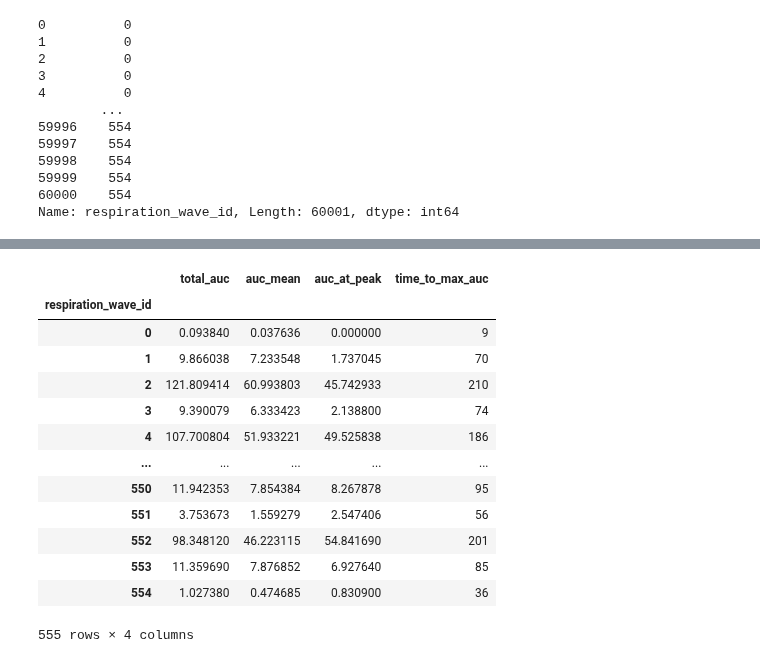
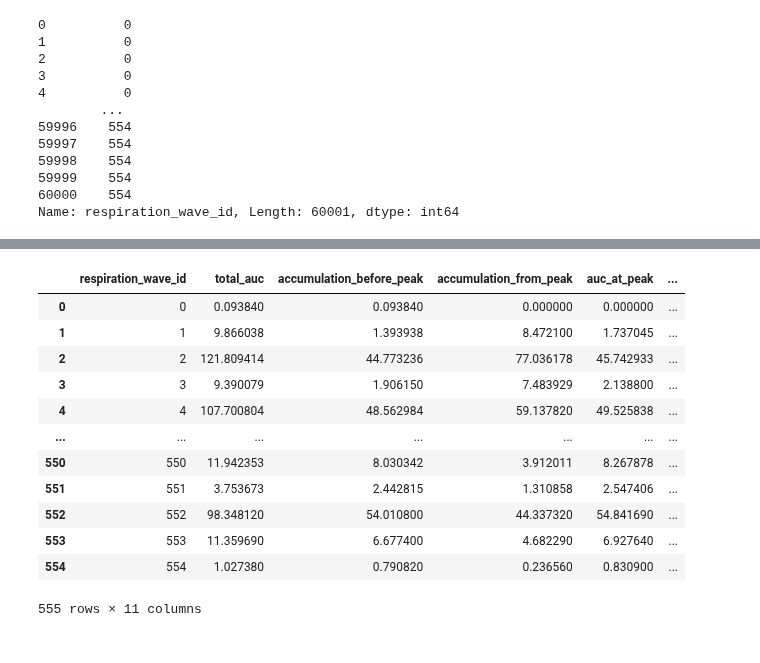
Before and after one commit to featuregraph/featuregraph, a Jupyter notebook: notebooks/development.ipynb, the cells around one changed output, grey strips where cells are left out. Drawn from its saved outputs; the diff is of its cells as text; code cells hidden in the pictures.

```diff
--- a/notebooks/development.ipynb
+++ b/notebooks/development.ipynb
@@ -54,5 +75,22 @@ bidmc['auc_above_baseline'] = (
 
 bidmc['auc_at_peak'] = np.where(bidmc['exit_respiration_rising'] == 1, bidmc['auc_above_baseline'], 0)
 bidmc['is_auc_above_baseline'] = bidmc['auc_above_baseline'] > 0
+bidmc['before_peak'] = bidmc.groupby('respiration_wave_id')['exit_respiration_rising'].cumsum() == 0
+bidmc['after_peak'] = bidmc.groupby('respiration_wave_id')['exit_respiration_rising'].cumsum() > 0
+bidmc['accumulation_before_peak'] = np.where(bidmc['before_peak'] == 1, bidmc['respiration_above_baseline'], 0)
+bidmc['accumulation_from_peak'] = np.where(bidmc['after_peak'] == 1, bidmc['respiration_above_baseline'], 0)
+bidmc['wave_index'] = bidmc.groupby('respiration_wave_id').transform('cumcount')
+bidmc['weighted_acc'] = bidmc['wave_index'] * bidmc['respiration_above_baseline']
+bidmc['total_auc'] = bidmc.groupby('respiration_wave_id')['respiration_above_baseline'].transform('sum')
+bidmc['half_auc'] = bidmc['total_auc'] * .5
+half_acc_time = (
+    bidmc.loc[bidmc['reached_half_acc']]
+    .groupby('respiration_wave_id')['wave_index']
+    .first()
+)
+
+bidmc['half_acc_time'] = (
+    bidmc['respiration_wave_id'].map(half_acc_time)
+)
 # %%
 bidmc['diff'] = bidmc['respiration'].diff()
@@ -66,27 +102,33 @@ fig, axes = plot(bidmc[:2000],[['respiration'],
 # %%
 summarydf = bidmc.groupby('respiration_wave_id').agg(
     total_auc=('auc_above_baseline', 'max'),
-    auc_mean=('auc_above_baseline', 'mean'),
+    accumulation_before_peak=('accumulation_before_peak', 'sum'),
+    accumulation_from_peak=('accumulation_from_peak', 'sum'),
     auc_at_peak=('auc_at_peak', 'max'),
-    time_to_max_auc=('is_auc_above_baseline', 'sum')
-)
+    time_to_max_auc=('is_auc_above_baseline', 'sum'),
+    first_moment=('weighted_acc', 'sum'),
+    half_acc_time=('half_acc_time', 'first')
+    )
 # %%
-summarydf
+summarydf['accumulation_rate'] = summarydf['total_auc'] / summarydf['time_to_max_auc']
+summarydf['accumulation_symmetry'] = 1 - ((summarydf['accumulation_before_peak'] - summarydf['accumulation_from_peak']).abs() / \
+                                     (summarydf['accumulation_before_peak'] + summarydf['accumulation_from_peak']))
+summarydf['centroid_time'] = summarydf['first_moment'] / summarydf['total_auc']
+summarydf.reset_index()
 # %% [output]
-|  | total_auc | auc_mean | auc_at_peak | time_to_max_auc |
-| respiration_wave_id |  |  |  |  |
-| 0 | 0.093840 | 0.037636 | 0.000000 | 9 |
-| 1 | 9.866038 | 7.233548 | 1.737045 | 70 |
-| 2 | 121.809414 | 60.993803 | 45.742933 | 210 |
-| 3 | 9.390079 | 6.333423 | 2.138800 | 74 |
-| 4 | 107.700804 | 51.933221 | 49.525838 | 186 |
-| ... | ... | ... | ... | ... |
-| 550 | 11.942353 | 7.854384 | 8.267878 | 95 |
-| 551 | 3.753673 | 1.559279 | 2.547406 | 56 |
-| 552 | 98.348120 | 46.223115 | 54.841690 | 201 |
-| 553 | 11.359690 | 7.876852 | 6.927640 | 85 |
-| 554 | 1.027380 | 0.474685 | 0.830900 | 36 |
+|  | respiration_wave_id | total_auc | accumulation_before_peak | accumulation_from_peak | auc_at_peak | ... |
+| 0 | 0 | 0.093840 | 0.093840 | 0.000000 | 0.000000 | ... |
+| 1 | 1 | 9.866038 | 1.393938 | 8.472100 | 1.737045 | ... |
+| 2 | 2 | 121.809414 | 44.773236 | 77.036178 | 45.742933 | ... |
+| 3 | 3 | 9.390079 | 1.906150 | 7.483929 | 2.138800 | ... |
+| 4 | 4 | 107.700804 | 48.562984 | 59.137820 | 49.525838 | ... |
+| ... | ... | ... | ... | ... | ... | ... |
+| 550 | 550 | 11.942353 | 8.030342 | 3.912011 | 8.267878 | ... |
+| 551 | 551 | 3.753673 | 2.442815 | 1.310858 | 2.547406 | ... |
+| 552 | 552 | 98.348120 | 54.010800 | 44.337320 | 54.841690 | ... |
+| 553 | 553 | 11.359690 | 6.677400 | 4.682290 | 6.927640 | ... |
+| 554 | 554 | 1.027380 | 0.790820 | 0.236560 | 0.830900 | ... |
-555 rows × 4 columns
+555 rows × 11 columns
 # %% [markdown]
 <!-- Possible feature	Meaning
 total_auc	Total accumulated quantity
```
Also changed, not shown: parts of 3 cells of this notebook.
